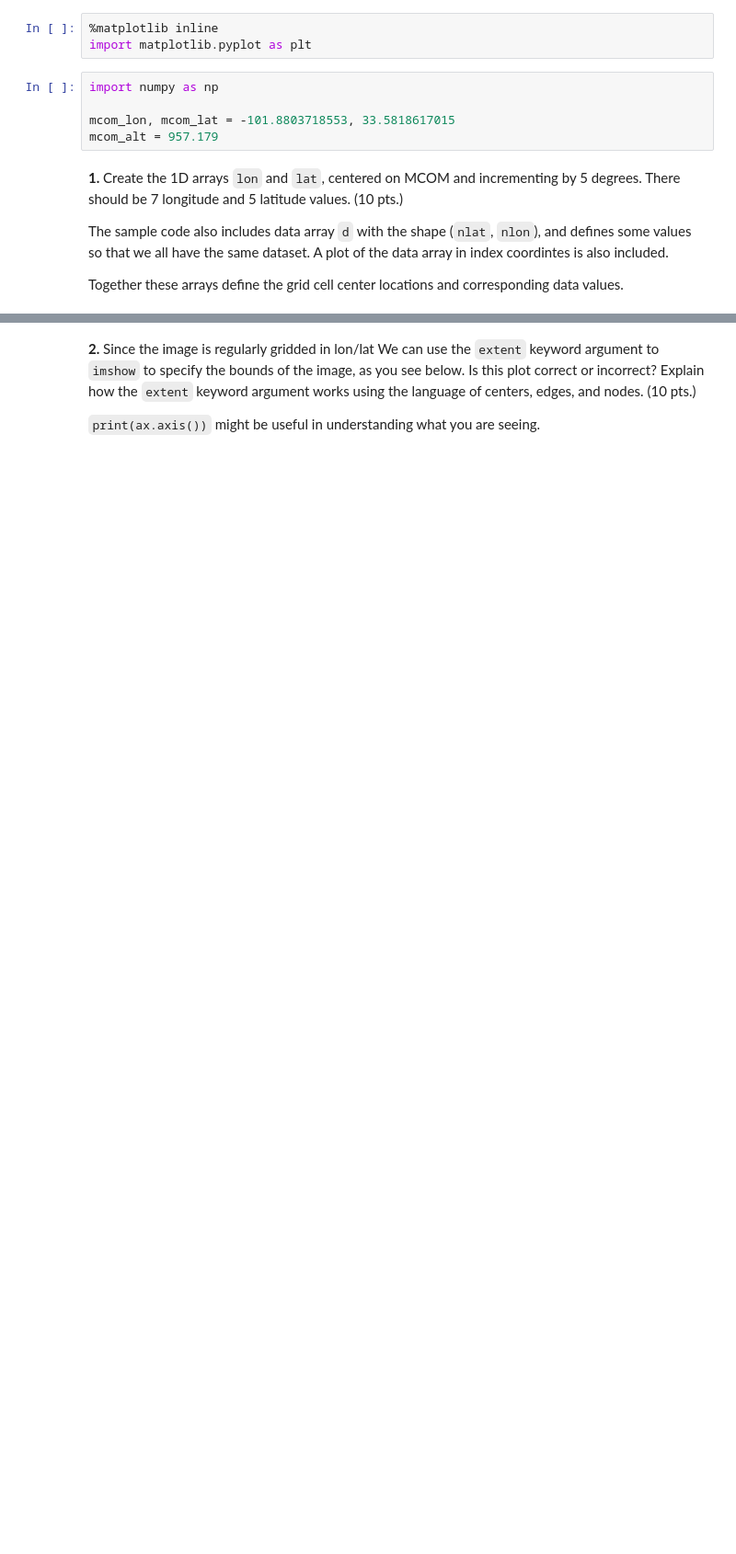
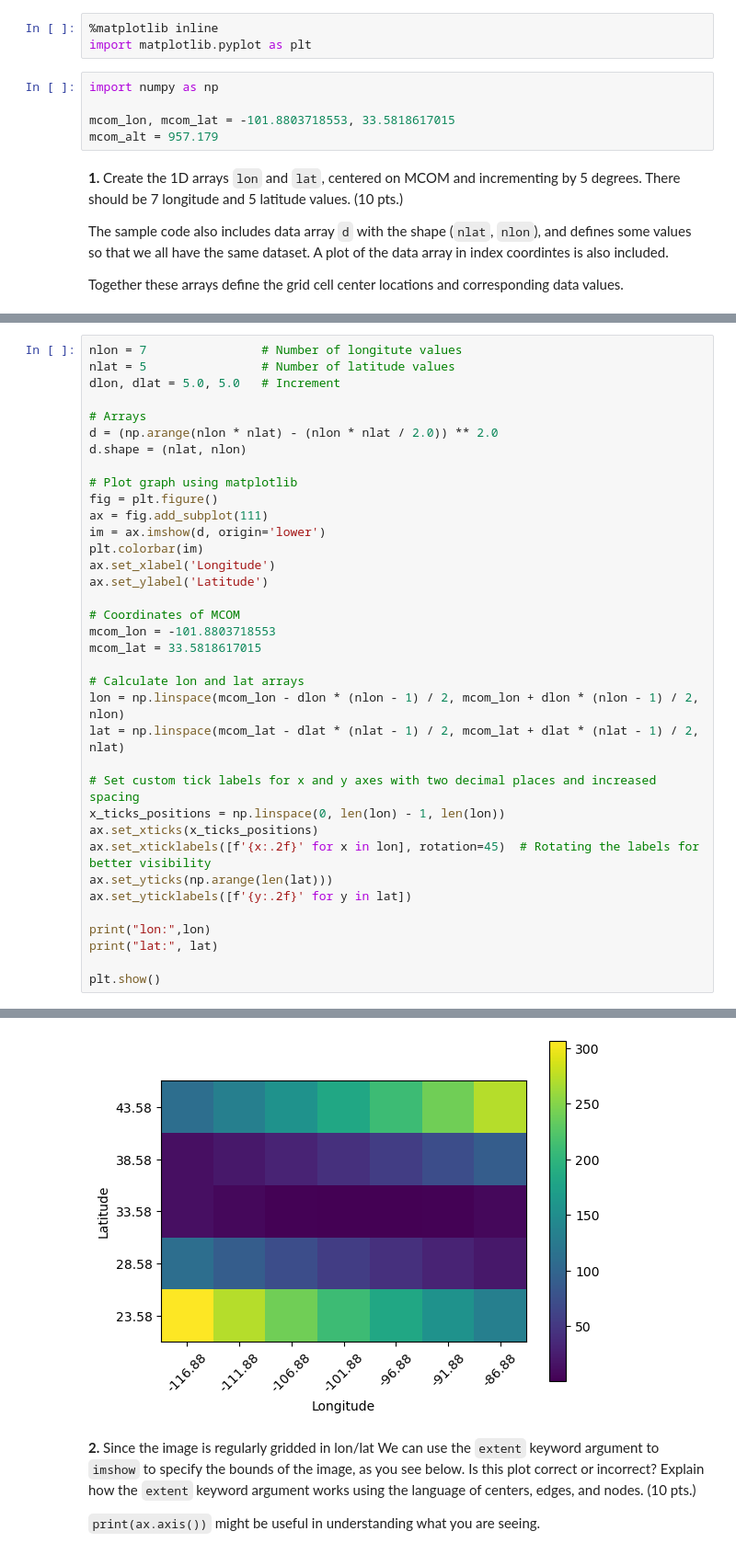
Before and after one commit to temidayo-coder/data-fields, a Jupyter notebook: Homework 1.ipynb, the cells around one changed output, grey strips where cells are left out. Shown: that part at 92% size. Cells and saved outputs as stored; diff of their text form; blank space fills up the shorter version.

```diff
--- a/Homework 1.ipynb
+++ b/Homework 1.ipynb
@@ -52,0 +78,37 @@ print(lat)
+# %%
+nlon = 7                # Number of longitute values
+nlat = 5                # Number of latitude values
+dlon, dlat = 5.0, 5.0   # Increment
+
+# Arrays
+d = (np.arange(nlon * nlat) - (nlon * nlat / 2.0)) ** 2.0
+d.shape = (nlat, nlon)
+
+# Plot graph using matplotlib
+fig = plt.figure()
+ax = fig.add_subplot(111)
+im = ax.imshow(d, origin='lower')
+plt.colorbar(im)
+ax.set_xlabel('Longitude')
+ax.set_ylabel('Latitude')
+
+# Coordinates of MCOM
+mcom_lon = -101.8803718553
+mcom_lat = 33.5818617015
+
+# Calculate lon and lat arrays
+lon = np.linspace(mcom_lon - dlon * (nlon - 1) / 2, mcom_lon + dlon * (nlon - 1) / 2, nlon)
+lat = np.linspace(mcom_lat - dlat * (nlat - 1) / 2, mcom_lat + dlat * (nlat - 1) / 2, nlat)
+
+# Set custom tick labels for x and y axes with two decimal places and increased spacing
+x_ticks_positions = np.linspace(0, len(lon) - 1, len(lon))
+ax.set_xticks(x_ticks_positions)
+ax.set_xticklabels([f'{x:.2f}' for x in lon], rotation=45)  # Rotating the labels for better visibility
+ax.set_yticks(np.arange(len(lat)))
+ax.set_yticklabels([f'{y:.2f}' for y in lat])
+
+print("lon:",lon)
+print("lat:", lat)
+
+plt.show()
+# %% [output]
@@ -53,3 +118,4 @@ print(lat)
+[figure, added]
 # %% [markdown]
 **2.** Since the image is regularly gridded in lon/lat We can use the `extent` keyword argument to `imshow` to specify the bounds of the image, as you see below. Is this plot correct or incorrect? Explain how the `extent` keyword argument works using the language of centers, edges, and nodes. (10 pts.)
 
```
Also changed, not shown: parts of 15 cells of this notebook, 1 other file.
